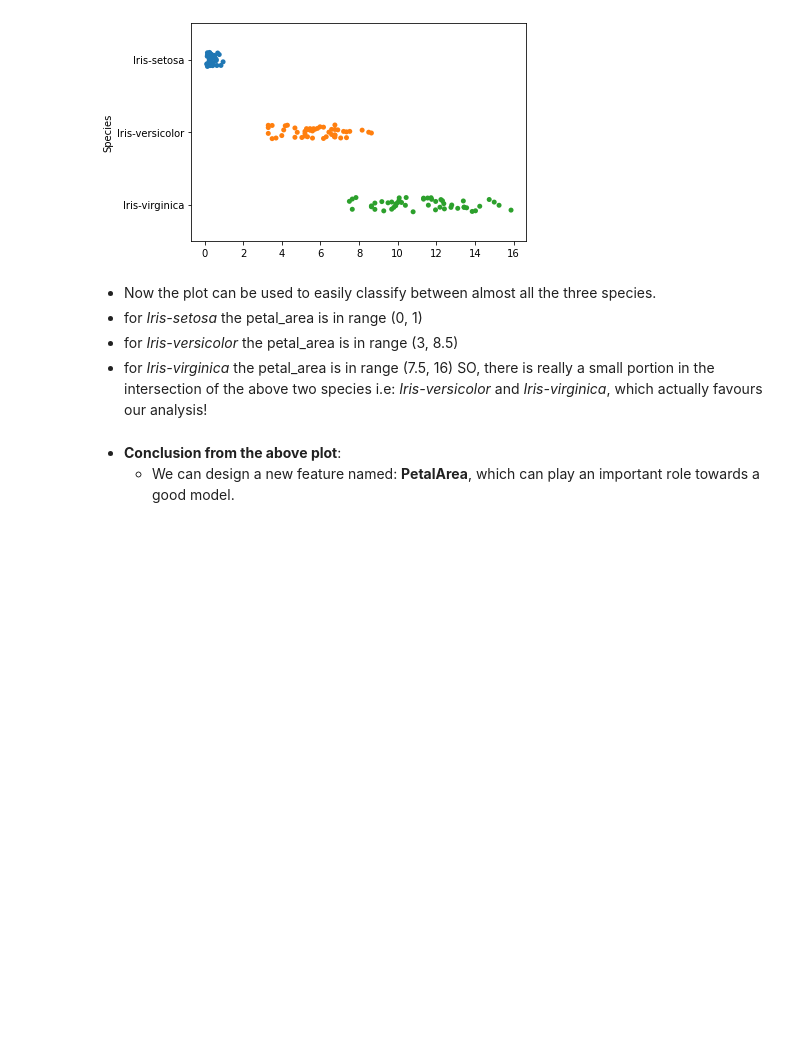
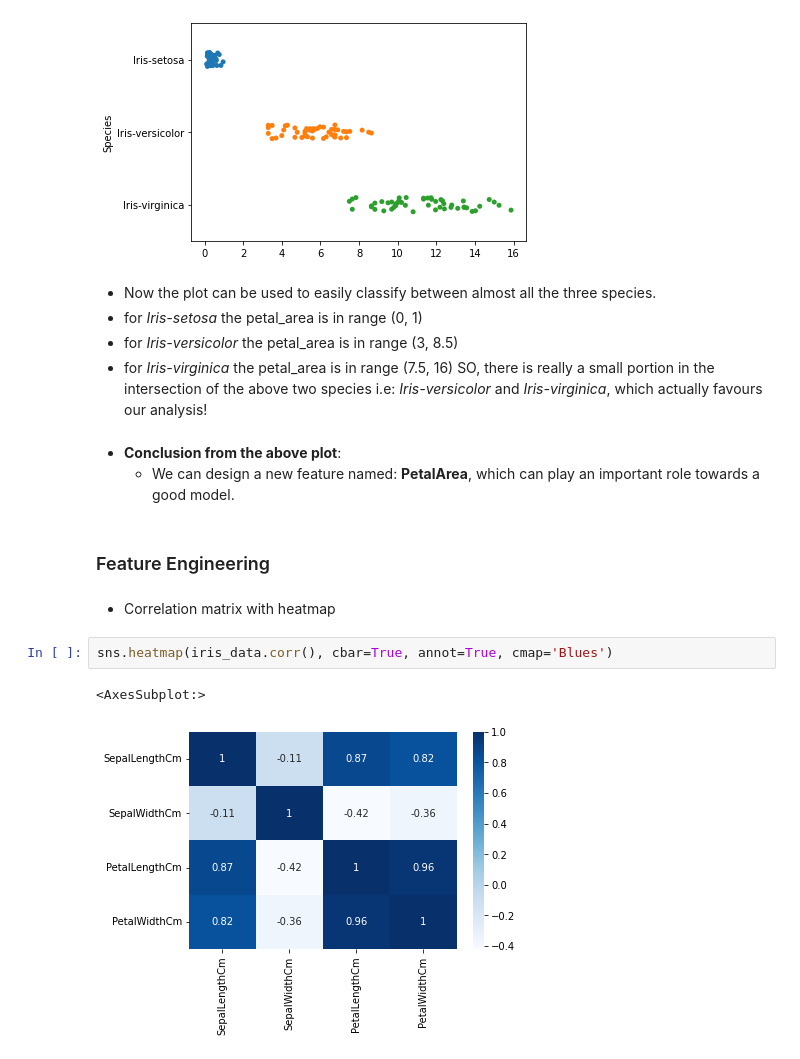
Before and after one commit to RedocamaI/Prediction-using-Decision-Algorithm, a Jupyter notebook: classify.ipynb, the cells around one changed output. Drawn from its saved outputs; the diff is of its cells as text; blank space fills up the shorter version.

```diff
--- a/classify.ipynb
+++ b/classify.ipynb
@@ -178,3 +178,12 @@ SO, there is really a small portion in the intersection of the above two species
 # %% [markdown]
 - **Conclusion from the above plot**:
     - We can design a new feature named: **PetalArea**, which can play an important role towards a good model.
+# %% [markdown]
+### Feature Engineering
+# %% [markdown]
+- Correlation matrix with heatmap
+# %%
+sns.heatmap(iris_data.corr(), cbar=True, annot=True, cmap='Blues')
+# %% [output]
+<AxesSubplot:>
+[figure, added]
```
Also changed, not shown: parts of 1 cell of this notebook.
